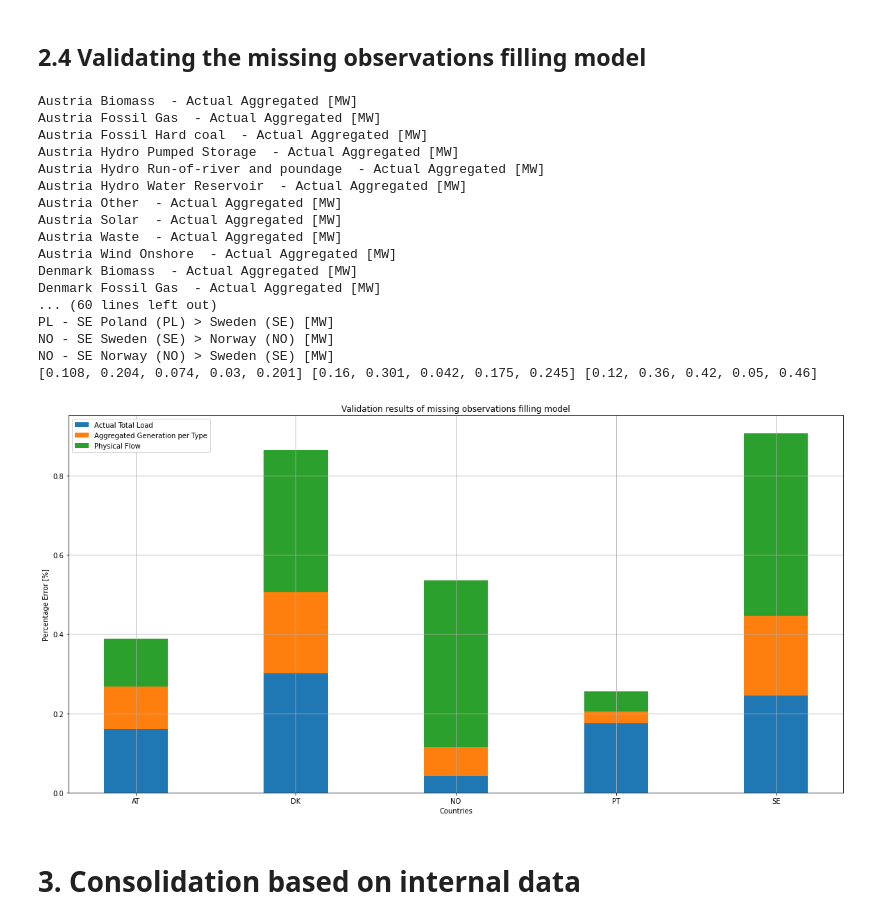
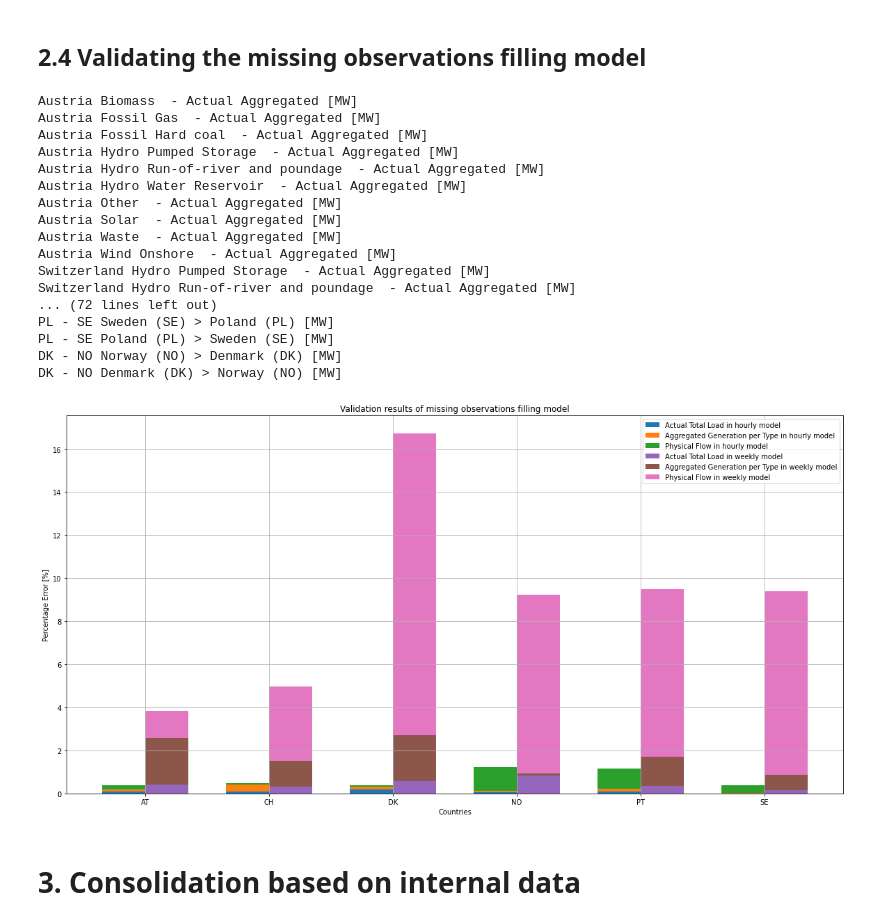
Before and after one commit to lovinduw/Consolidation, a Jupyter notebook: Scripts/main.ipynb, the cells around one changed output. Cells and saved outputs as stored; diff of their text form; code cells hidden in the pictures.

```diff
--- a/Scripts/main.ipynb
+++ b/Scripts/main.ipynb
@@ -80,27 +62,27 @@ transmission_data = dp.cross_border()
 # %% [markdown]
 ## 2.4 Validating the missing observations filling model
 # %%
-selected_countries = {'Austria':"AT", 'Denmark':"DK", 'Norway':"NO", 'Portugal':"PT",'Sweden':'SE'}
+selected_countries = {'Austria':"AT", 'Switzerland':'CH', 'Denmark':"DK", 'Portugal':"PT",'Sweden':'SE'}
 dp.validation(selected_countries)
 # %% [output]
 Austria Biomass  - Actual Aggregated [MW]
 Austria Fossil Gas  - Actual Aggregated [MW]
 Austria Fossil Hard coal  - Actual Aggregated [MW]
 Austria Hydro Pumped Storage  - Actual Aggregated [MW]
 Austria Hydro Run-of-river and poundage  - Actual Aggregated [MW]
 Austria Hydro Water Reservoir  - Actual Aggregated [MW]
 Austria Other  - Actual Aggregated [MW]
 Austria Solar  - Actual Aggregated [MW]
 Austria Waste  - Actual Aggregated [MW]
 Austria Wind Onshore  - Actual Aggregated [MW]
-Denmark Biomass  - Actual Aggregated [MW]
-Denmark Fossil Gas  - Actual Aggregated [MW]
-... (60 lines left out)
+Switzerland Hydro Pumped Storage  - Actual Aggregated [MW]
+Switzerland Hydro Run-of-river and poundage  - Actual Aggregated [MW]
+... (72 lines left out)
+PL - SE Sweden (SE) > Poland (PL) [MW]
 PL - SE Poland (PL) > Sweden (SE) [MW]
-NO - SE Sweden (SE) > Norway (NO) [MW]
-NO - SE Norway (NO) > Sweden (SE) [MW]
-[0.108, 0.204, 0.074, 0.03, 0.201] [0.16, 0.301, 0.042, 0.175, 0.245] [0.12, 0.36, 0.42, 0.05, 0.46]
+DK - NO Norway (NO) > Denmark (DK) [MW]
+DK - NO Denmark (DK) > Norway (NO) [MW]
-[figure, old version]
+[figure, new version]
 # %% [markdown]
 # 3. Consolidation based on internal data
 # %% [markdown]
```
Also changed, not shown: parts of 1 cell of this notebook, 7 other files.
